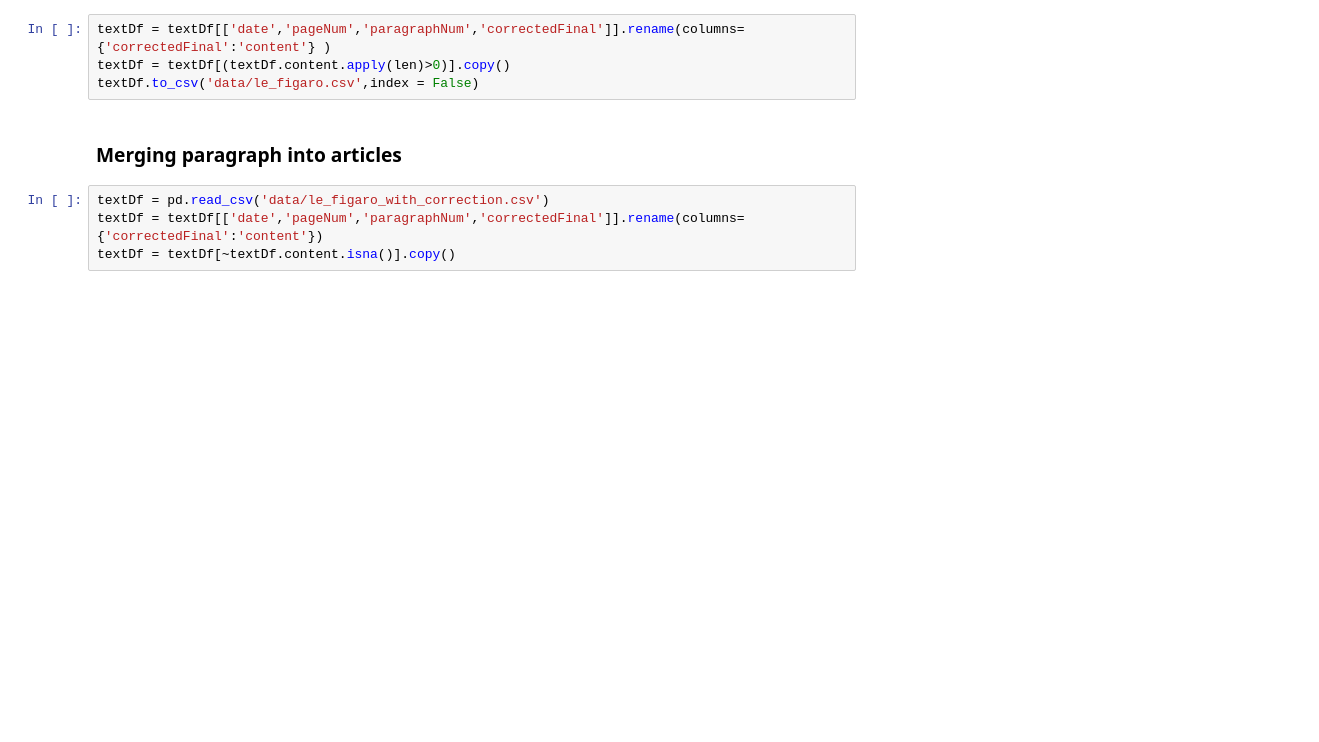
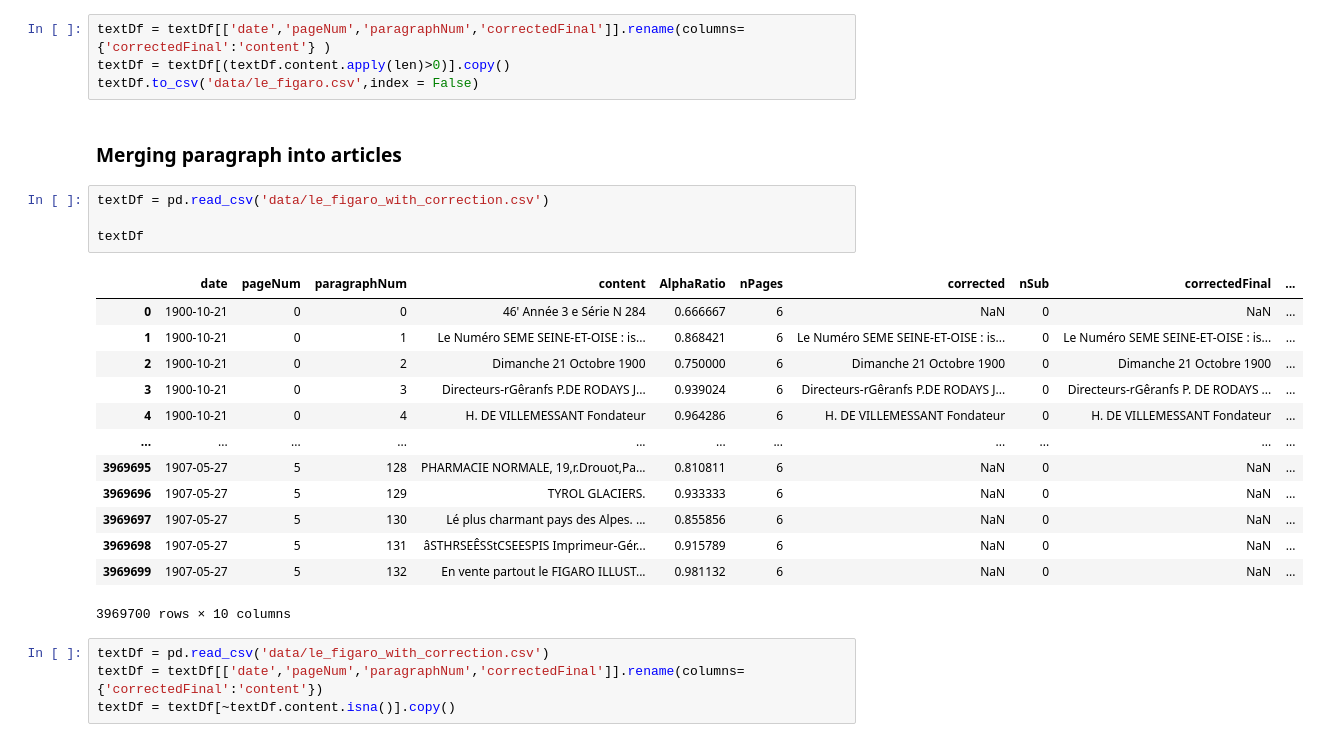
Before and after one commit to GuilhemSicard/Future-Anxiety, a Jupyter notebook: DataCleaning.ipynb, the cells around one changed output. Saved outputs shown, nothing was run; the diff lists cells and outputs as text; blank space fills up the shorter version.

```diff
--- a/DataCleaning.ipynb
+++ b/DataCleaning.ipynb
@@ -1027,6 +1012,24 @@ textDf = textDf[(textDf.content.apply(len)>0)].copy()
 textDf.to_csv('data/le_figaro.csv',index = False)
 # %% [markdown]
 ### Merging paragraph into articles
+# %%
+textDf = pd.read_csv('data/le_figaro_with_correction.csv')
+
+textDf
+# %% [output]
+|  | date | pageNum | paragraphNum | content | AlphaRatio | nPages | corrected | nSub | correctedFinal | ... |
+| 0 | 1900-10-21 | 0 | 0 | 46' Année 3 e Série N 284 | 0.666667 | 6 | NaN | 0 | NaN | ... |
+| 1 | 1900-10-21 | 0 | 1 | Le Numéro SEME SEINE-ET-OISE : is... | 0.868421 | 6 | Le Numéro SEME SEINE-ET-OISE : is... | 0 | Le Numéro SEME SEINE-ET-OISE : is... | ... |
+| 2 | 1900-10-21 | 0 | 2 | Dimanche 21 Octobre 1900 | 0.750000 | 6 | Dimanche 21 Octobre 1900 | 0 | Dimanche 21 Octobre 1900 | ... |
+| 3 | 1900-10-21 | 0 | 3 | Directeurs-rGêranfs P.DE RODAYS J... | 0.939024 | 6 | Directeurs-rGêranfs P.DE RODAYS J... | 0 | Directeurs-rGêranfs P. DE RODAYS ... | ... |
+| 4 | 1900-10-21 | 0 | 4 | H. DE VILLEMESSANT Fondateur | 0.964286 | 6 | H. DE VILLEMESSANT Fondateur | 0 | H. DE VILLEMESSANT Fondateur | ... |
+| ... | ... | ... | ... | ... | ... | ... | ... | ... | ... | ... |
+| 3969695 | 1907-05-27 | 5 | 128 | PHARMACIE NORMALE, 19,r.Drouot,Pa... | 0.810811 | 6 | NaN | 0 | NaN | ... |
+| 3969696 | 1907-05-27 | 5 | 129 | TYROL GLACIERS. | 0.933333 | 6 | NaN | 0 | NaN | ... |
+| 3969697 | 1907-05-27 | 5 | 130 | Lé plus charmant pays des Alpes. ... | 0.855856 | 6 | NaN | 0 | NaN | ... |
+| 3969698 | 1907-05-27 | 5 | 131 | âSTHRSEÊSStCSEESPIS Imprimeur-Gér... | 0.915789 | 6 | NaN | 0 | NaN | ... |
+| 3969699 | 1907-05-27 | 5 | 132 | En vente partout le FIGARO ILLUST... | 0.981132 | 6 | NaN | 0 | NaN | ... |
+3969700 rows × 10 columns
 # %%
 textDf = pd.read_csv('data/le_figaro_with_correction.csv')
 textDf = textDf[['date','pageNum','paragraphNum','correctedFinal']].rename(columns={'correctedFinal':'content'})
```
Also changed, not shown: parts of 8 cells of this notebook, 3 other files.
